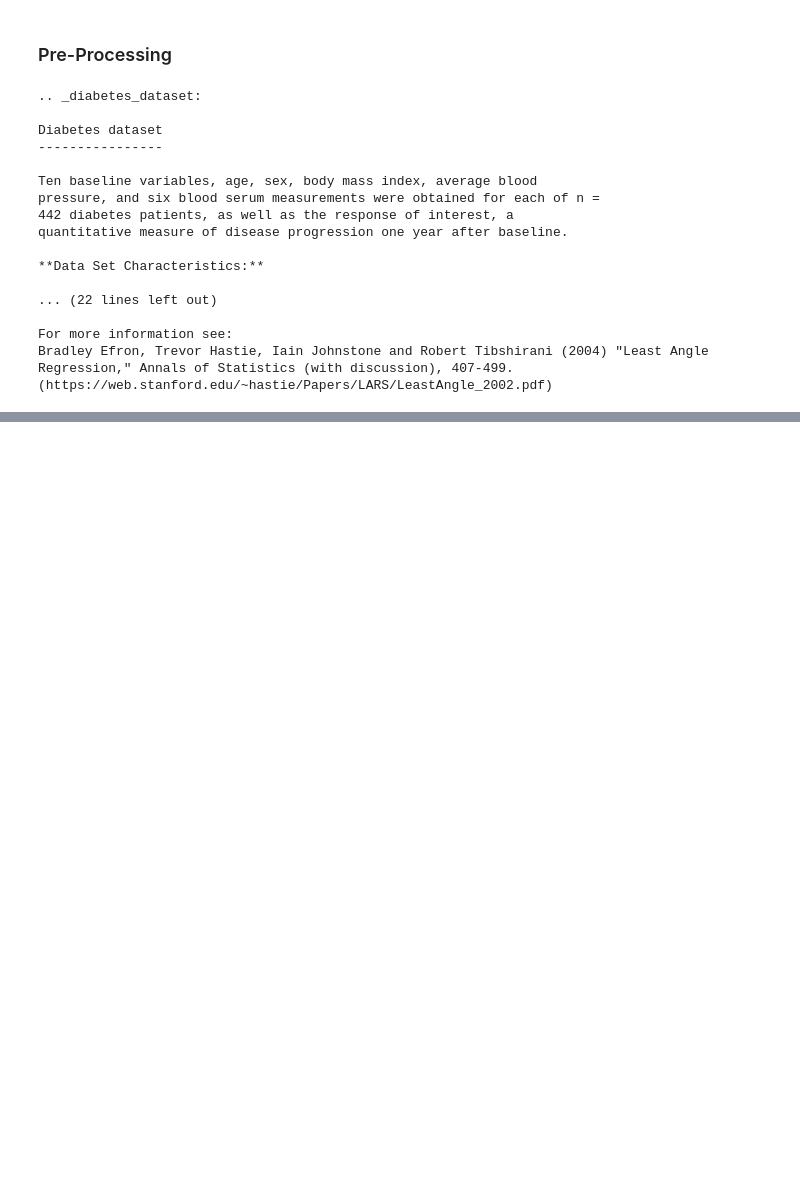
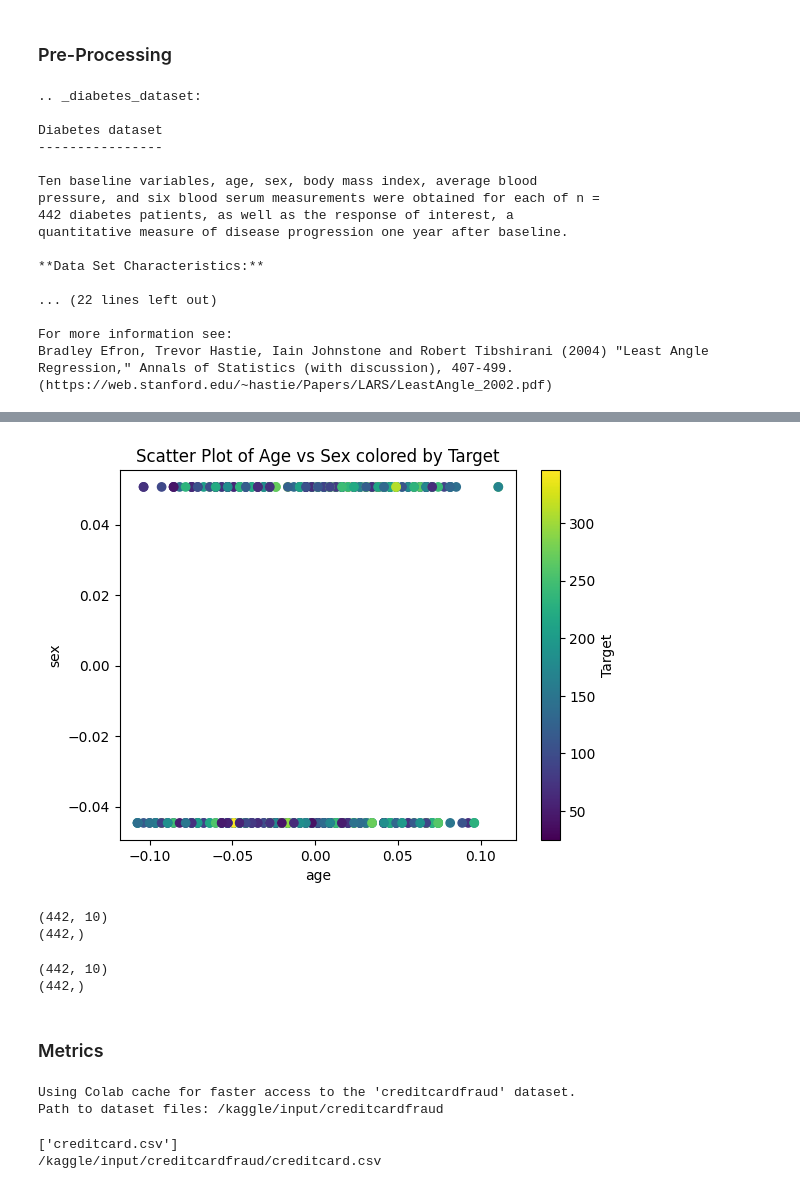
Before and after one commit to riteshbchauhan/ai-ml-dl-practice, a Jupyter notebook: SciKit_Learn_for_Machine_Learning.ipynb, the cells around one changed output, grey strips where cells are left out. Saved outputs shown, nothing was run; the diff lists cells and outputs as text; code cells hidden in the pictures; blank space fills up the shorter version.

Commit message:
sklearn-metrics

```diff
--- a/SciKit_Learn_for_Machine_Learning.ipynb
+++ b/SciKit_Learn_for_Machine_Learning.ipynb
@@ -134,3 +143,7 @@ quantitative measure of disease progression one year after baseline.
 For more information see:
 Bradley Efron, Trevor Hastie, Iain Johnstone and Robert Tibshirani (2004) "Least Angle Regression," Annals of Statistics (with discussion), 407-499.
 (https://web.stanford.edu/~hastie/Papers/LARS/LeastAngle_2002.pdf)
+# %%
+d = load_diabetes(as_frame=True)
+
+print(d)
@@ -136,0 +168,3 @@ Bradley Efron, Trevor Hastie, Iain Johnstone and Robert Tibshirani (2004) "Least
+# %%
+x = d.data
+y = d.target
@@ -136,0 +190,50 @@ Bradley Efron, Trevor Hastie, Iain Johnstone and Robert Tibshirani (2004) "Least
+# %%
+plt.scatter(x.iloc[:, 0], x.iloc[:, 1], c=y)
+
+plt.xlabel(x.columns[0])
+plt.ylabel(x.columns[1])
+plt.title("Scatter Plot of Age vs Sex colored by Target")
+plt.colorbar(label="Target")
+plt.show()
+# %% [output]
+[figure, added]
+# %%
+x = StandardScaler().fit_transform(x)
+y = StandardScaler().fit_transform(np.asarray(y).reshape(-1, 1)).flatten()
+
+print(x.shape)
+print(y.shape)
+# %% [output]
+(442, 10)
+(442,)
+# %%
+from sklearn.preprocessing import QuantileTransformer
+
+x = QuantileTransformer(n_quantiles = 442, output_distribution='normal').fit_transform(x)
+y = QuantileTransformer(n_quantiles = 442, output_distribution='normal').fit_transform(y.reshape(-1, 1)).flatten()
+
+print(x.shape)
+print(y.shape)
+# %% [output]
+(442, 10)
+(442,)
+# %% [markdown]
+### Metrics
+# %%
+import kagglehub
+
+path = kagglehub.dataset_download("mlg-ulb/creditcardfraud")
+
+print("Path to dataset files:", path)
+# %% [output]
+Using Colab cache for faster access to the 'creditcardfraud' dataset.
+Path to dataset files: /kaggle/input/creditcardfraud
+# %%
+import os
+
+print(os.listdir(path))
+file = os.path.join(path, "creditcard.csv")
+print(file)
+# %% [output]
+['creditcard.csv']
+/kaggle/input/creditcardfraud/creditcard.csv
```
Also changed, not shown: parts of 20 cells of this notebook.
